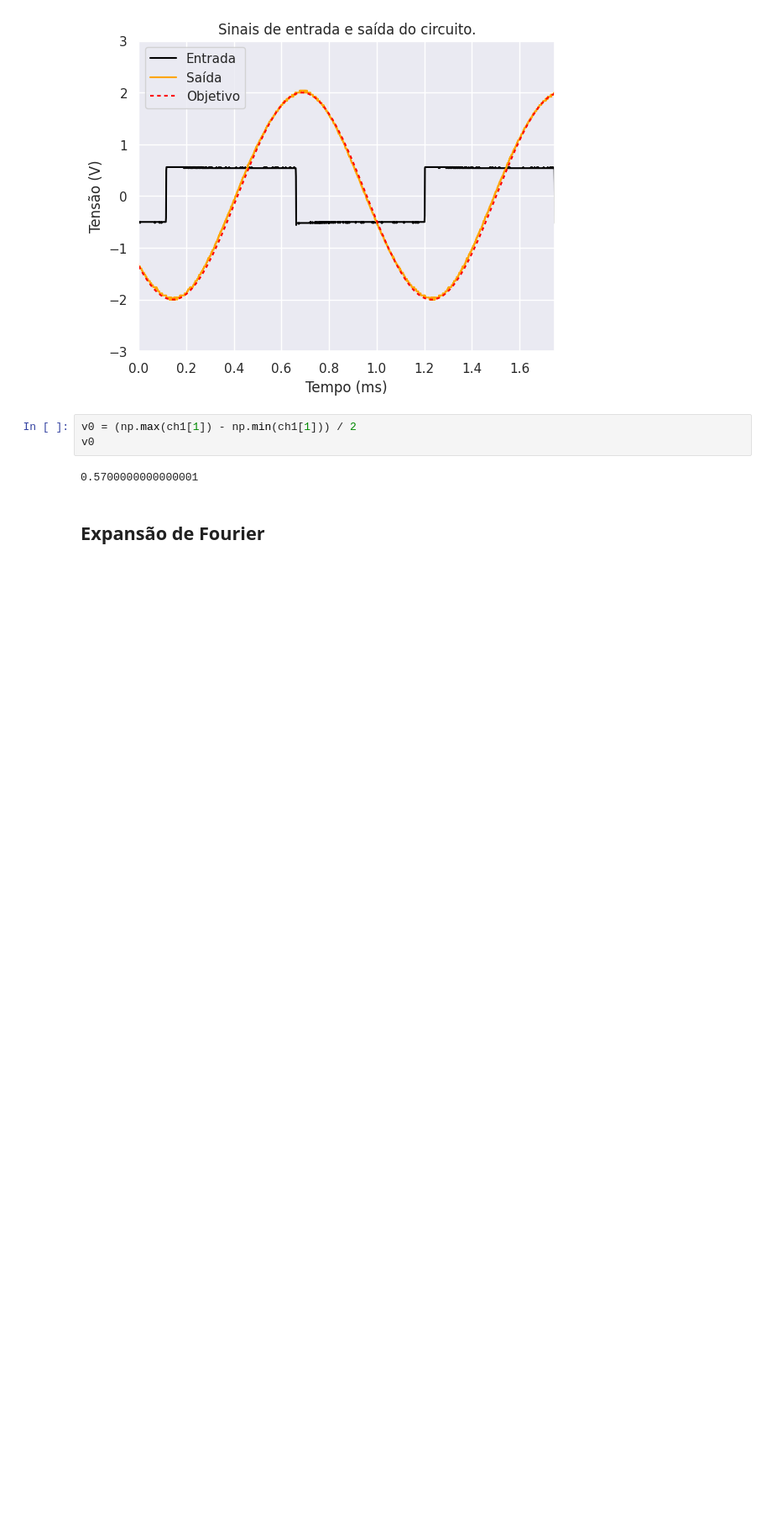
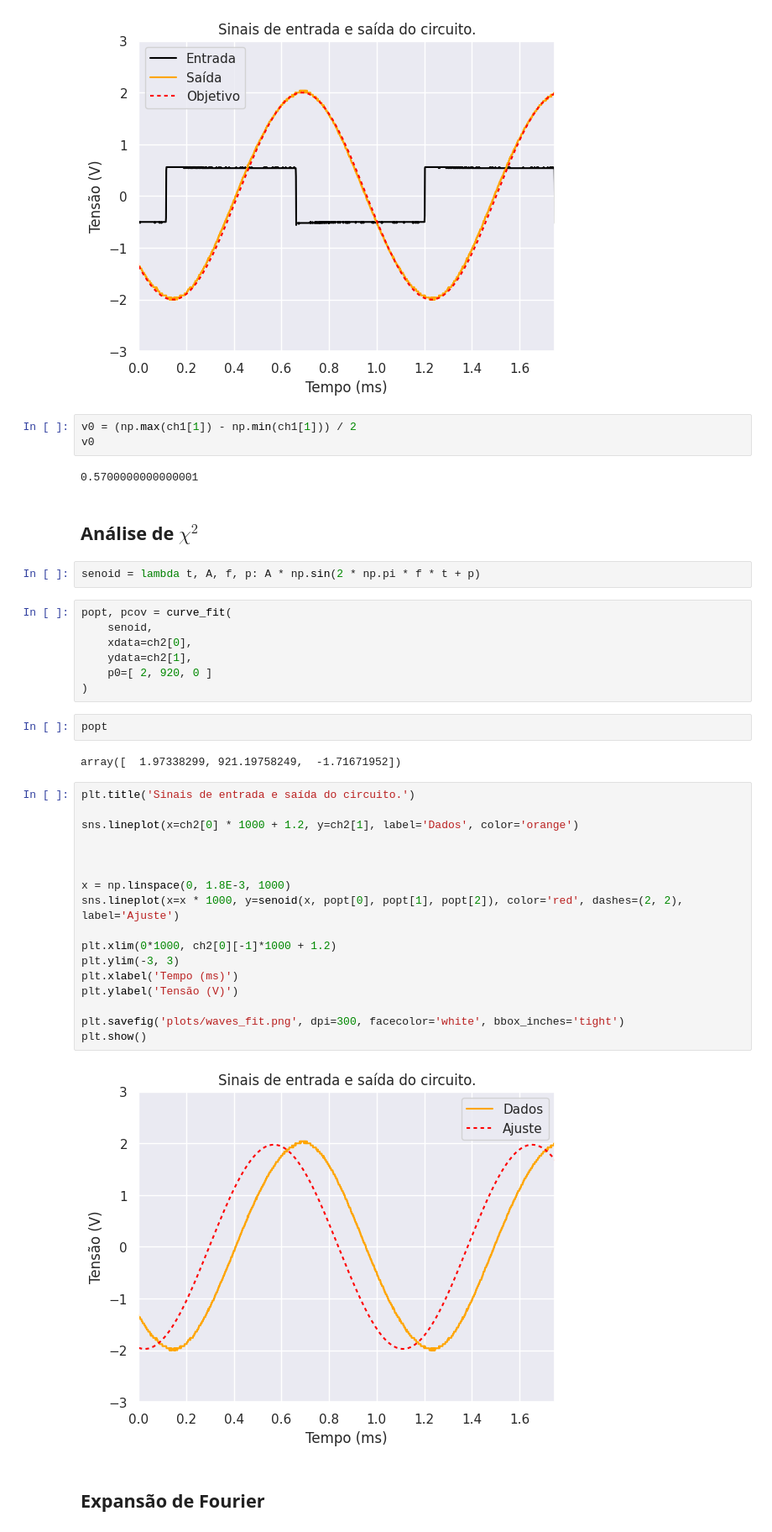
Before and after one commit to ivfreire/lab_3, a Jupyter notebook: Experimento 2/Atividade 5/analise.ipynb, the cells around one changed output. Shown at 84% size. Cells and saved outputs as stored; diff of their text form; blank space fills up the shorter version.

```diff
--- a/Experimento 2/Atividade 5/analise.ipynb
+++ b/Experimento 2/Atividade 5/analise.ipynb
@@ -38,6 +39,40 @@ v0 = (np.max(ch1[1]) - np.min(ch1[1])) / 2
 v0
 # %% [output]
 0.5700000000000001
+# %% [markdown]
+## Análise de $\chi^2$
+# %%
+senoid = lambda t, A, f, p: A * np.sin(2 * np.pi * f * t + p)
+# %%
+popt, pcov = curve_fit(
+	senoid,
+	xdata=ch2[0],
+	ydata=ch2[1],
+	p0=[ 2, 920, 0 ]
+)
+# %%
+popt
+# %% [output]
+array([  1.97338299, 921.19758249,  -1.71671952])
+# %%
+plt.title('Sinais de entrada e saída do circuito.')
+
+sns.lineplot(x=ch2[0] * 1000 + 1.2, y=ch2[1], label='Dados', color='orange')
+
+
+
+x = np.linspace(0, 1.8E-3, 1000)
+sns.lineplot(x=x * 1000, y=senoid(x, popt[0], popt[1], popt[2]), color='red', dashes=(2, 2), label='Ajuste')
+
+plt.xlim(0*1000, ch2[0][-1]*1000 + 1.2)
+plt.ylim(-3, 3)
+plt.xlabel('Tempo (ms)')
+plt.ylabel('Tensão (V)')
+
+plt.savefig('plots/waves_fit.png', dpi=300, facecolor='white', bbox_inches='tight')
+plt.show()
+# %% [output]
+[figure, added]
 # %% [markdown]
 ## Expansão de Fourier
 # %%
```
Also changed, not shown: parts of 16 cells of this notebook, 5 other files.
